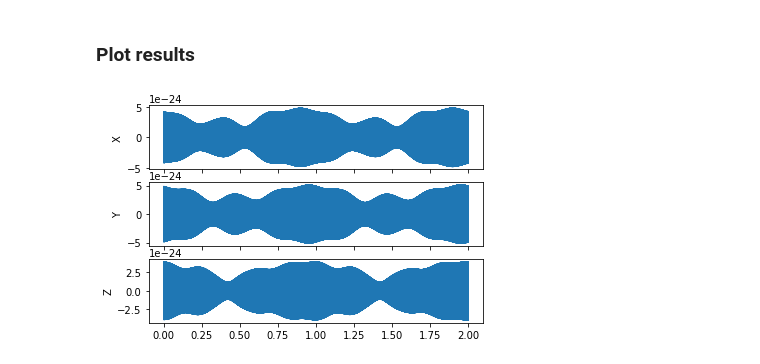
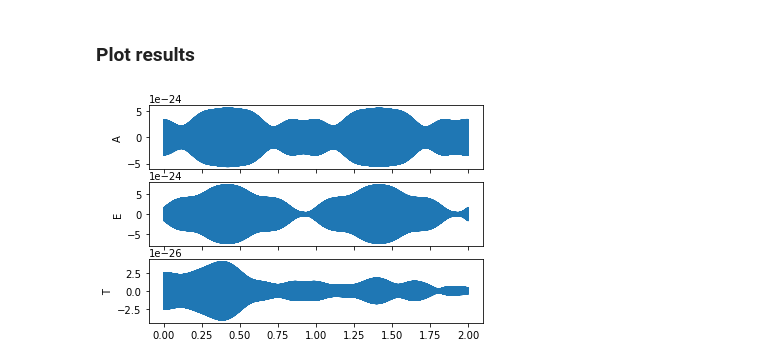
Before and after one commit to mikekatz04/lisa-on-gpu, a Jupyter notebook: docs/doctrees/nbsphinx/fast_LISA_response_tutorial.ipynb, the cells around one changed output. Saved outputs shown, nothing was run; the diff lists cells and outputs as text; code cells hidden in the pictures.

```diff
--- a/docs/doctrees/nbsphinx/fast_LISA_response_tutorial.ipynb
+++ b/docs/doctrees/nbsphinx/fast_LISA_response_tutorial.ipynb
@@ -42,5 +120,7 @@ class GBWave:
         hc = hSp * sin2psi + hSc * cos2psi
 
         return hp + 1j * hc
+# %%
+gb = GBWave(use_gpu=False)
 # %% [markdown]
 ## Build waveforms
@@ -50,40 +134,44 @@ class GBWave:
 use_gpu = False
 
 T = 2.0  # years
+t0 = 10000.0  # time at which signal starts (chops off data at start of waveform where information is not correct)
 
 sampling_frequency = 0.1
 dt = 1 / sampling_frequency
 
+# order of the langrangian interpolation
 order = 25
 
-# add your file path here
-orbit_file = "../esa-orbits.h5"
+orbit_file_esa = "../orbit_files/esa-trailing-orbits.h5"
 
-tdi_kwargs = dict(
-    orbit_kwargs=dict(orbit_file=orbit_file),
-    order=order,
-    tdi="1st generation",
-    tdi_chan="XYZ",
-)
+orbit_kwargs_esa = dict(orbit_file=orbit_file_esa)
 
-gb = GBWave(use_gpu=use_gpu)
+# 1st or 2nd or custom (see docs for custom)
+tdi_gen = "1st generation"
 
 index_lambda = 6
 index_beta = 7
 
-gb_lisa = ResponseWrapper(
+tdi_kwargs_esa = dict(
+    orbit_kwargs=orbit_kwargs_esa, order=order, tdi=tdi_gen, tdi_chan="AET",
+)
+
+gb_lisa_esa = ResponseWrapper(
     gb,
     T,
+    t0,
     dt,
     index_lambda,
     index_beta,
-    flip_hx=False,
+    flip_hx=False,  # set to True if waveform is h+ - ihx
     use_gpu=use_gpu,
-    remove_sky_coords=True,
-    is_ecliptic_latitude=True,
-    **tdi_kwargs
+    remove_sky_coords=True,  # True if the waveform generator does not take sky coordinates
+    is_ecliptic_latitude=True,  # False if using polar angle (theta)
+    remove_garbage=True,  # removes the beginning of the signal that has bad information
+    **tdi_kwargs_esa,
 )
 
+# define GB parameters
 A = 1.084702251e-22
 f = 2.35962078e-3
 fdot = 1.47197271e-17
@@ -96,14 +184,14 @@ lam = 5.22979888
 # %% [markdown]
 ### Run generator
 # %%
-chans = gb_lisa(A, f, fdot, iota, phi0, psi, lam, beta)
+chans = gb_lisa_esa(A, f, fdot, iota, phi0, psi, lam, beta)
 # %% [markdown]
 ### Plot results
 # %%
 fig, ax = plt.subplots(3, 1, sharex=True)
 
-for i, lab in enumerate(["X", "Y", "Z"]):
+for i, lab in enumerate(["A", "E", "T"]):
     ax[i].plot(np.arange(len(chans[0])) * dt / YRSID_SI, chans[i])
     ax[i].set_ylabel(lab)
 # %% [output]
-[figure, old version]
+[figure, new version]
```
Also changed, not shown: parts of 20 cells of this notebook, 26 other files.
